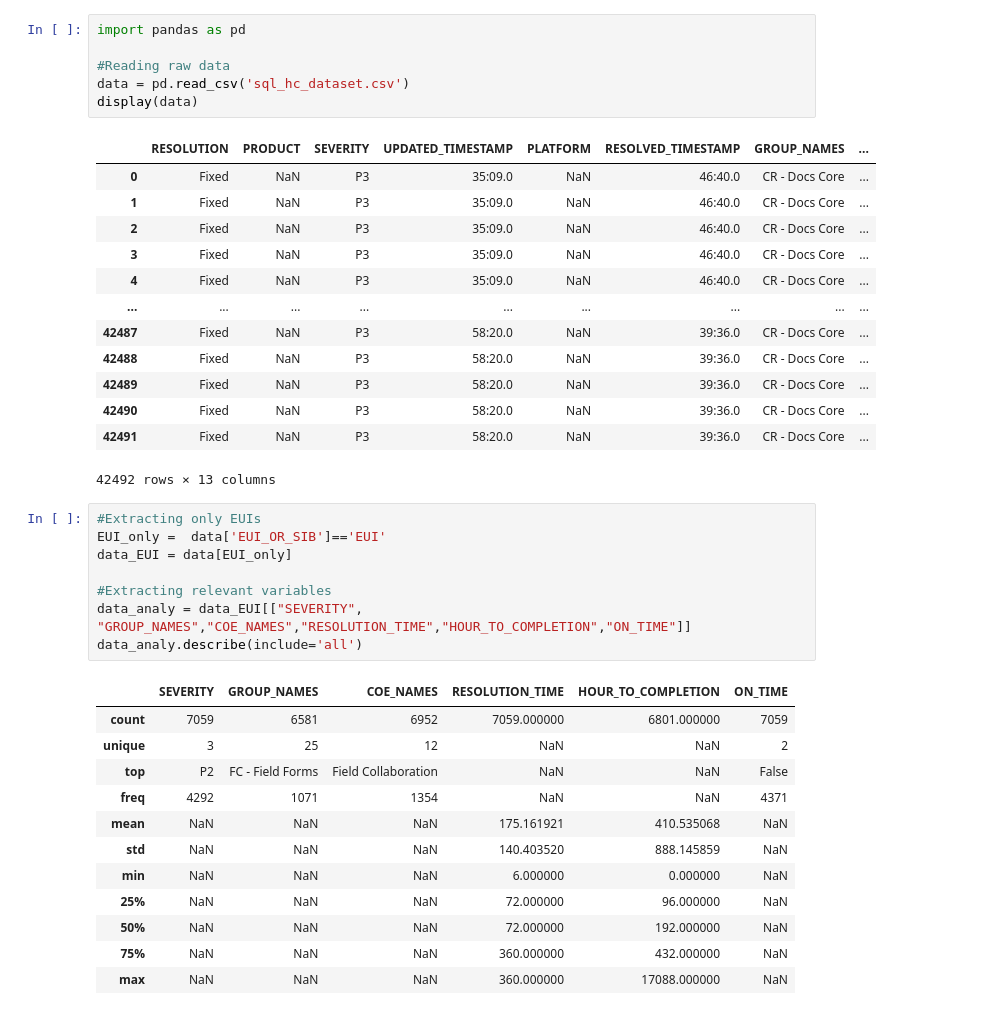
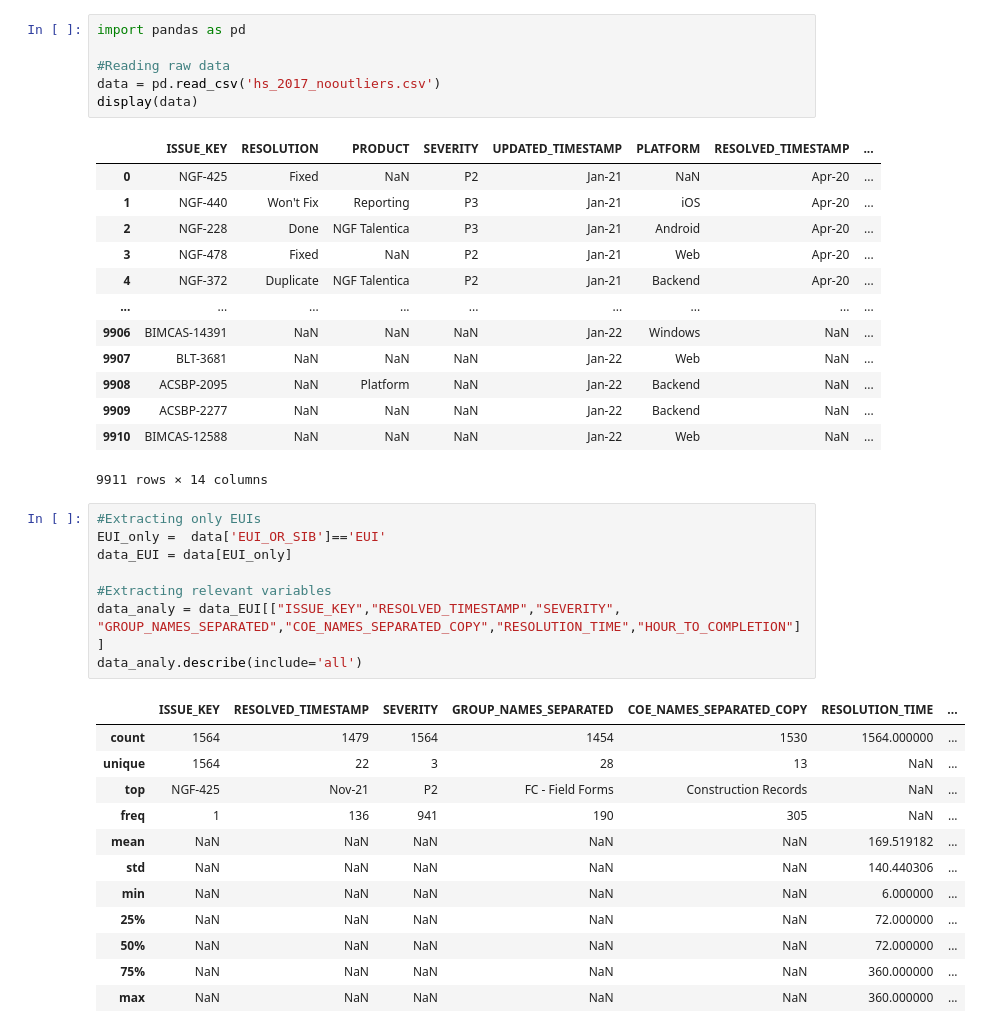
Before and after one commit to Shoham91/Health-Score, a Jupyter notebook: Health Score Project.ipynb, the cells around one changed output. Drawn from its saved outputs; the diff is of its cells as text.

```diff
--- a/Health Score Project.ipynb
+++ b/Health Score Project.ipynb
@@ -2,42 +2,42 @@
 import pandas as pd
 
 #Reading raw data
-data = pd.read_csv('sql_hc_dataset.csv')
+data = pd.read_csv('hs_2017_nooutliers.csv')
 display(data)
 # %% [output]
-|  | RESOLUTION | PRODUCT | SEVERITY | UPDATED_TIMESTAMP | PLATFORM | RESOLVED_TIMESTAMP | GROUP_NAMES | ... |
-| 0 | Fixed | NaN | P3 | 35:09.0 | NaN | 46:40.0 | CR - Docs Core | ... |
-| 1 | Fixed | NaN | P3 | 35:09.0 | NaN | 46:40.0 | CR - Docs Core | ... |
-| 2 | Fixed | NaN | P3 | 35:09.0 | NaN | 46:40.0 | CR - Docs Core | ... |
-| 3 | Fixed | NaN | P3 | 35:09.0 | NaN | 46:40.0 | CR - Docs Core | ... |
-| 4 | Fixed | NaN | P3 | 35:09.0 | NaN | 46:40.0 | CR - Docs Core | ... |
+|  | ISSUE_KEY | RESOLUTION | PRODUCT | SEVERITY | UPDATED_TIMESTAMP | PLATFORM | RESOLVED_TIMESTAMP | ... |
+| 0 | NGF-425 | Fixed | NaN | P2 | Jan-21 | NaN | Apr-20 | ... |
+| 1 | NGF-440 | Won't Fix | Reporting | P3 | Jan-21 | iOS | Apr-20 | ... |
+| 2 | NGF-228 | Done | NGF Talentica | P3 | Jan-21 | Android | Apr-20 | ... |
+| 3 | NGF-478 | Fixed | NaN | P2 | Jan-21 | Web | Apr-20 | ... |
+| 4 | NGF-372 | Duplicate | NGF Talentica | P2 | Jan-21 | Backend | Apr-20 | ... |
 | ... | ... | ... | ... | ... | ... | ... | ... | ... |
-| 42487 | Fixed | NaN | P3 | 58:20.0 | NaN | 39:36.0 | CR - Docs Core | ... |
-| 42488 | Fixed | NaN | P3 | 58:20.0 | NaN | 39:36.0 | CR - Docs Core | ... |
-| 42489 | Fixed | NaN | P3 | 58:20.0 | NaN | 39:36.0 | CR - Docs Core | ... |
-| 42490 | Fixed | NaN | P3 | 58:20.0 | NaN | 39:36.0 | CR - Docs Core | ... |
-| 42491 | Fixed | NaN | P3 | 58:20.0 | NaN | 39:36.0 | CR - Docs Core | ... |
+| 9906 | BIMCAS-14391 | NaN | NaN | NaN | Jan-22 | Windows | NaN | ... |
+| 9907 | BLT-3681 | NaN | NaN | NaN | Jan-22 | Web | NaN | ... |
+| 9908 | ACSBP-2095 | NaN | Platform | NaN | Jan-22 | Backend | NaN | ... |
+| 9909 | ACSBP-2277 | NaN | NaN | NaN | Jan-22 | Backend | NaN | ... |
+| 9910 | BIMCAS-12588 | NaN | NaN | NaN | Jan-22 | Web | NaN | ... |
-42492 rows × 13 columns
+9911 rows × 14 columns
 # %%
 #Extracting only EUIs
 EUI_only =  data['EUI_OR_SIB']=='EUI'
 data_EUI = data[EUI_only]
 
 #Extracting relevant variables
-data_analy = data_EUI[["SEVERITY", "GROUP_NAMES","COE_NAMES","RESOLUTION_TIME","HOUR_TO_COMPLETION","ON_TIME"]]
+data_analy = data_EUI[["ISSUE_KEY","RESOLVED_TIMESTAMP","SEVERITY", "GROUP_NAMES_SEPARATED","COE_NAMES_SEPARATED_COPY","RESOLUTION_TIME","HOUR_TO_COMPLETION"]]
 data_analy.describe(include='all')
 # %% [output]
-|  | SEVERITY | GROUP_NAMES | COE_NAMES | RESOLUTION_TIME | HOUR_TO_COMPLETION | ON_TIME |
-| count | 7059 | 6581 | 6952 | 7059.000000 | 6801.000000 | 7059 |
-| unique | 3 | 25 | 12 | NaN | NaN | 2 |
-| top | P2 | FC - Field Forms | Field Collaboration | NaN | NaN | False |
-| freq | 4292 | 1071 | 1354 | NaN | NaN | 4371 |
-| mean | NaN | NaN | NaN | 175.161921 | 410.535068 | NaN |
-| std | NaN | NaN | NaN | 140.403520 | 888.145859 | NaN |
-| min | NaN | NaN | NaN | 6.000000 | 0.000000 | NaN |
-| 25% | NaN | NaN | NaN | 72.000000 | 96.000000 | NaN |
-| 50% | NaN | NaN | NaN | 72.000000 | 192.000000 | NaN |
-| 75% | NaN | NaN | NaN | 360.000000 | 432.000000 | NaN |
-| max | NaN | NaN | NaN | 360.000000 | 17088.000000 | NaN |
+|  | ISSUE_KEY | RESOLVED_TIMESTAMP | SEVERITY | GROUP_NAMES_SEPARATED | COE_NAMES_SEPARATED_COPY | RESOLUTION_TIME | ... |
+| count | 1564 | 1479 | 1564 | 1454 | 1530 | 1564.000000 | ... |
+| unique | 1564 | 22 | 3 | 28 | 13 | NaN | ... |
+| top | NGF-425 | Nov-21 | P2 | FC - Field Forms | Construction Records | NaN | ... |
+| freq | 1 | 136 | 941 | 190 | 305 | NaN | ... |
+| mean | NaN | NaN | NaN | NaN | NaN | 169.519182 | ... |
+| std | NaN | NaN | NaN | NaN | NaN | 140.440306 | ... |
+| min | NaN | NaN | NaN | NaN | NaN | 6.000000 | ... |
+| 25% | NaN | NaN | NaN | NaN | NaN | 72.000000 | ... |
+| 50% | NaN | NaN | NaN | NaN | NaN | 72.000000 | ... |
+| 75% | NaN | NaN | NaN | NaN | NaN | 360.000000 | ... |
+| max | NaN | NaN | NaN | NaN | NaN | 360.000000 | ... |
 # %%
 #Transforming severity levels into numbers for further calculation
```
Also changed, not shown: parts of 18 cells of this notebook.
